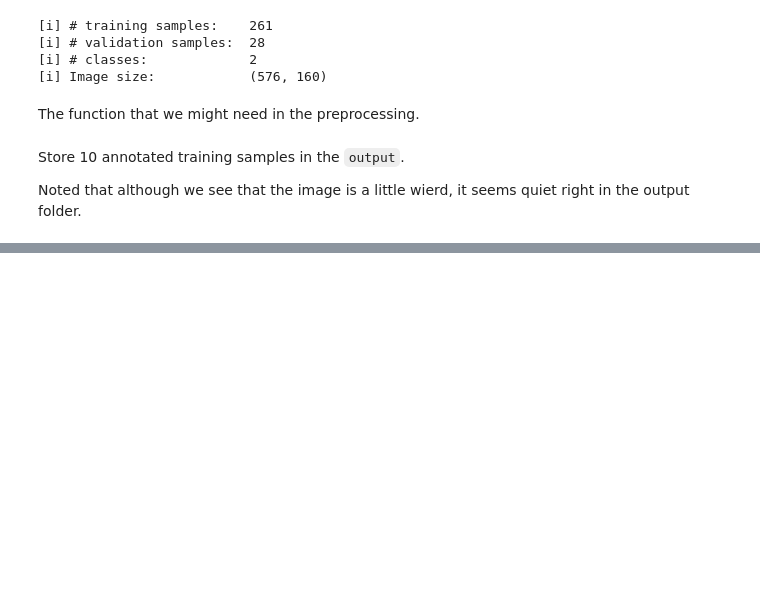
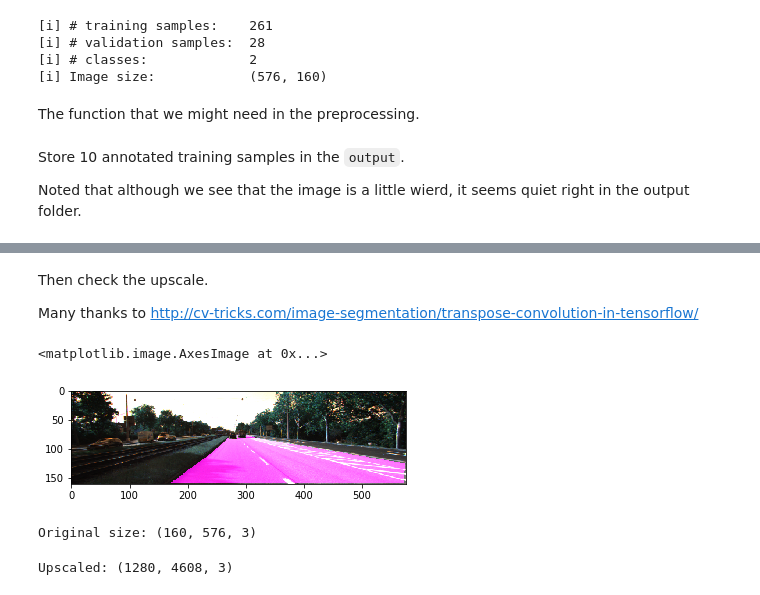
Before and after one commit to LimberenceCheng/Semantic-Segmentation, a Jupyter notebook: Segmentation.ipynb, the cells around one changed output, grey strips where cells are left out. Saved outputs shown, nothing was run; the diff lists cells and outputs as text; code cells hidden in the pictures; blank space fills up the shorter version.

Commit message:
:sparkles: Add upscaled
All test passed.
Upscaled image size from (160,576,3) to (1280,4608,3).
Many thank to # http://cv-tricks.com/image-segmentation/transpose-convolution-in-tensorflow/

```diff
--- a/Segmentation.ipynb
+++ b/Segmentation.ipynb
@@ -122,3 +121,30 @@ n_batches = int(math.ceil(get_source.num_training / 10))
 for x, y, nx, ny in tqdm(gen, total=n_batches,
                          desc='Checking training labels', unit='batches'):
     check_label_validity(y, ny)
+# %% [markdown]
+Then check the upscale.
+
+Many thanks to http://cv-tricks.com/image-segmentation/transpose-convolution-in-tensorflow/
+# %%
+from upscale import upsample
+img=cv2.imread('output/outpout_0000.png')
+plt.imshow(img)
+# %% [output]
+<matplotlib.image.AxesImage at 0x...>
+[figure, added]
+# %%
+print('Original size:', img.shape)
+# %% [output]
+Original size: (160, 576, 3)
+# %%
+imgs = np.zeros([1, *img.shape], dtype=np.float32)
+imgs[0,:,:,:] = img
+img_input = tf.placeholder(tf.float32, [None, *img.shape])
+upscale = upsample(img_input, 3, 8,'upscaled')
+with tf.Session() as sess:
+    sess.run(tf.global_variables_initializer())
+    upscaled = sess.run(upscale, feed_dict={img_input: imgs})
+cv2.imwrite('upscaled-img.png', upscaled[0,:, :, :])
+print('Upscaled:', upscaled.shape[1:])
+# %% [output]
+Upscaled: (1280, 4608, 3)
```
Also changed, not shown: parts of 2 cells of this notebook, 1 other file.
